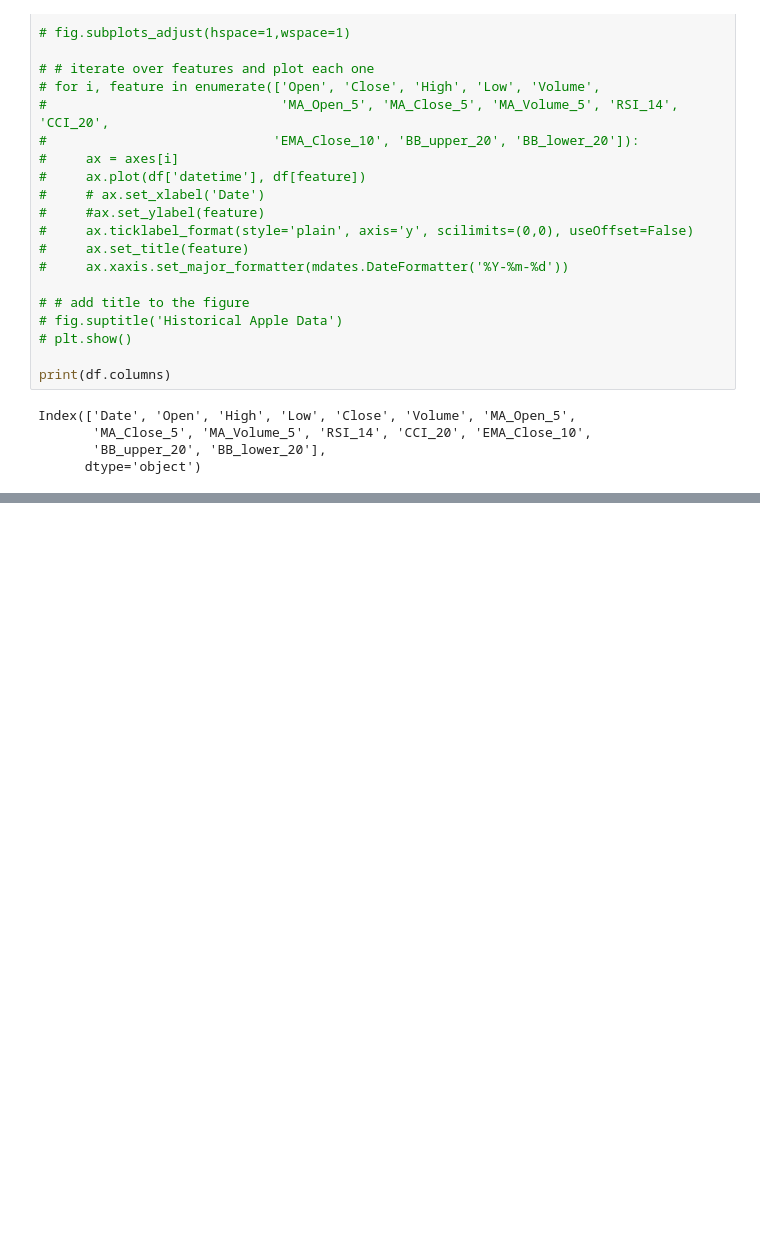
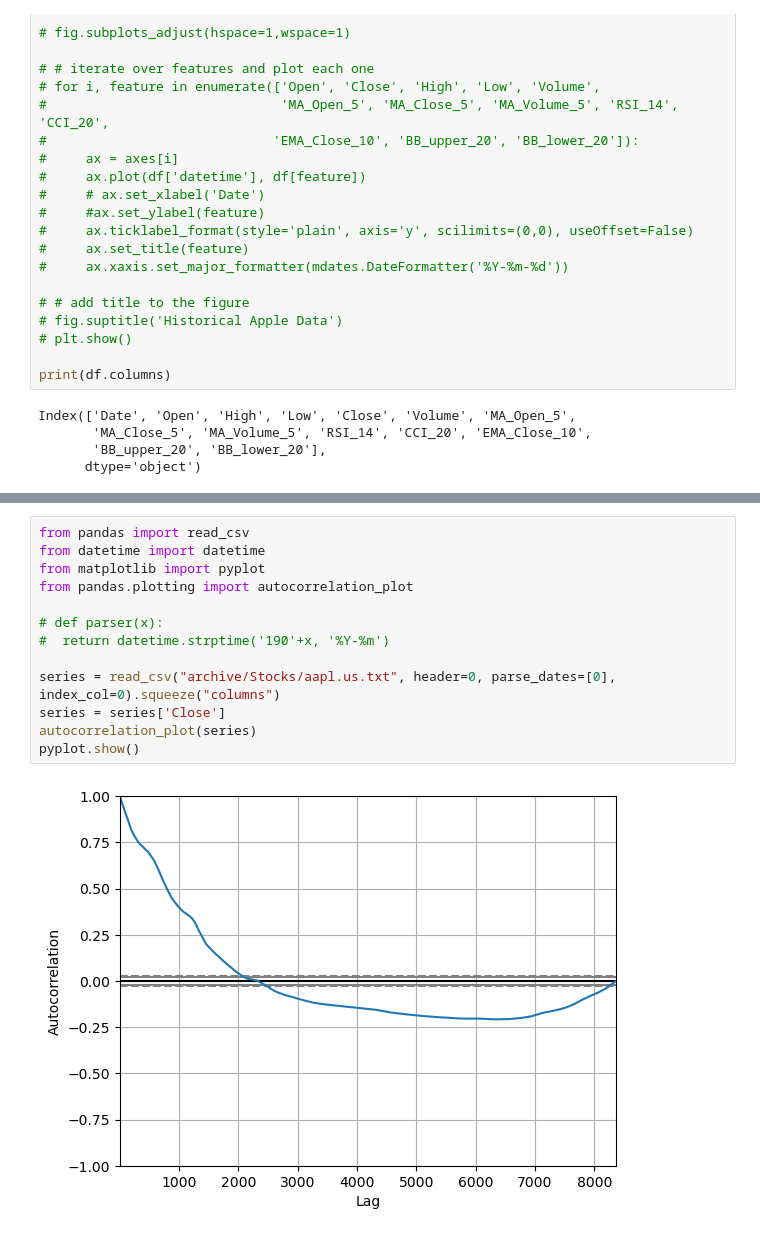
Before and after one commit to OwenKing2/CIS-3715-Final-Project, a Jupyter notebook: dataVisualization.ipynb, the cells around one changed output, grey strips where cells are left out. Saved outputs shown, nothing was run; the diff lists cells and outputs as text; blank space fills up the shorter version.

```diff
--- a/dataVisualization.ipynb
+++ b/dataVisualization.ipynb
@@ -218,0 +197,15 @@ RMSE: 58.008387373828995
+# %%
+from pandas import read_csv
+from datetime import datetime
+from matplotlib import pyplot
+from pandas.plotting import autocorrelation_plot
+
+# def parser(x):
+#  return datetime.strptime('190'+x, '%Y-%m')
+
+series = read_csv("archive/Stocks/aapl.us.txt", header=0, parse_dates=[0], index_col=0).squeeze("columns")
+series = series['Close']
+autocorrelation_plot(series)
+pyplot.show()
+# %% [output]
+[figure, added]
```
Also changed, not shown: parts of 7 cells of this notebook.
